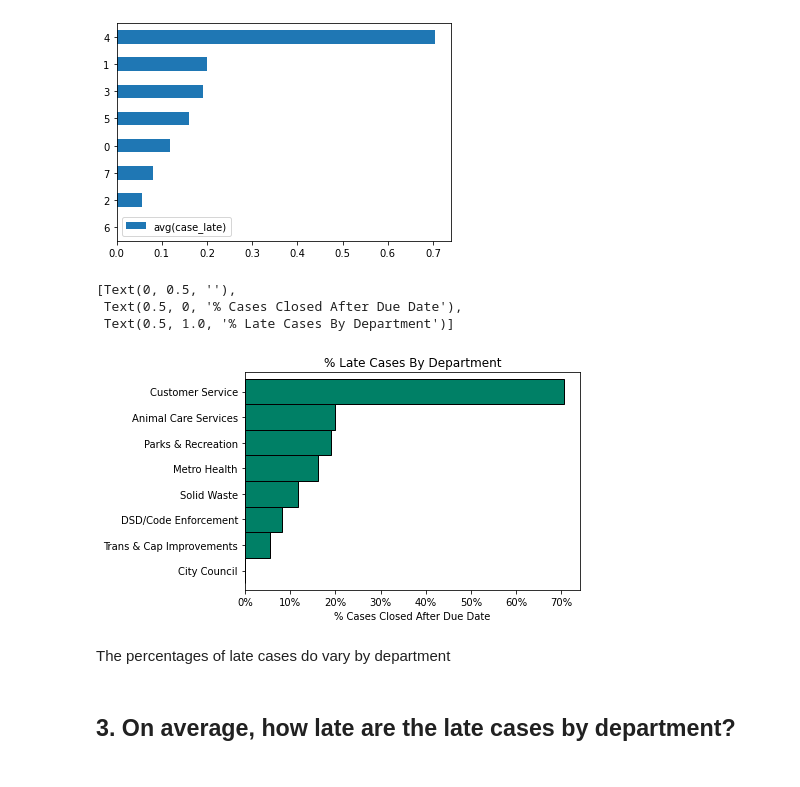
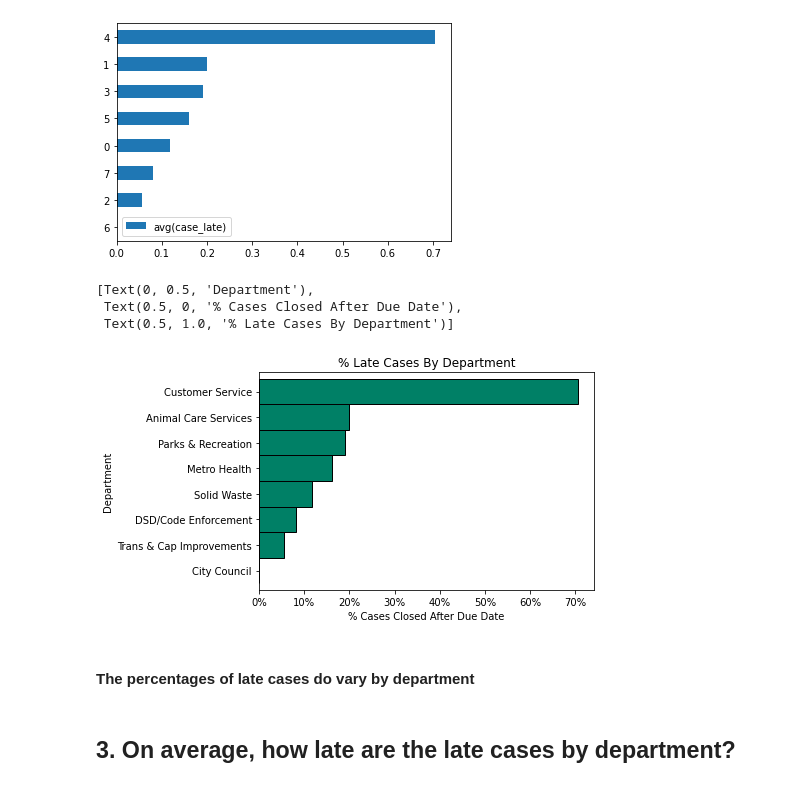
Before and after one commit to parkervoit/spark-exercises, a Jupyter notebook: explore.ipynb, the cells around one changed output. Drawn from its saved outputs; the diff is of its cells as text; code cells hidden in the pictures.

```diff
--- a/explore.ipynb
+++ b/explore.ipynb
@@ -77,25 +77,25 @@ pct_df.toPandas().sort_values('avg(case_late)', ascending = True).plot.barh()
 # %%
 (
     # encode booleans so that it can be counted
     df.withColumn('case_late', col('case_late').cast('int'))
     .groupby('department')
-    .agg(avg('case_late').alias('pct_cases_late'))
+    .agg(avg('case_late').alias('pct_cases_late')) # aggregate the data in spark, rename the column
     .toPandas()
     .set_index('department')
-    .pct_cases_late.sort_values()
+    .pct_cases_late.sort_values()# sort the pct cases late
     .plot.barh(width=1, edgecolor='black', cmap = 'summer')
 )
 
-plt.gca().xaxis.set_major_formatter(mpl.ticker.FuncFormatter("{:.0%}".format))
+plt.gca().xaxis.set_major_formatter(mpl.ticker.FuncFormatter("{:.0%}".format))# format numbers to be percentages
 plt.gca().set(
-    ylabel='', xlabel='% Cases Closed After Due Date', title='% Late Cases By Department')
+    ylabel='Department', xlabel='% Cases Closed After Due Date', title='% Late Cases By Department')# add the labels
 # %% [output]
-[Text(0, 0.5, ''),
+[Text(0, 0.5, 'Department'),
  Text(0.5, 0, '% Cases Closed After Due Date'),
  Text(0.5, 1.0, '% Late Cases By Department')]
-[figure, old version]
+[figure, new version]
 # %% [markdown]
-The percentages of late cases do vary by department
+#### The percentages of late cases do vary by department
 # %% [markdown]
 ## 3. On average, how late are the late cases by department?
 # %%
```
Also changed, not shown: parts of 9 cells of this notebook.
